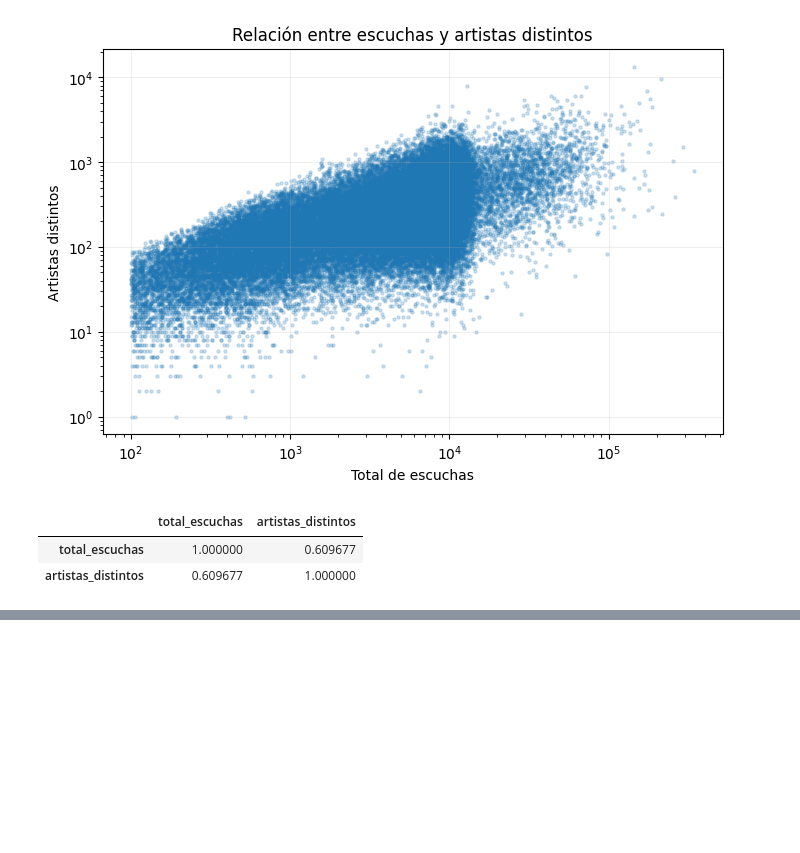
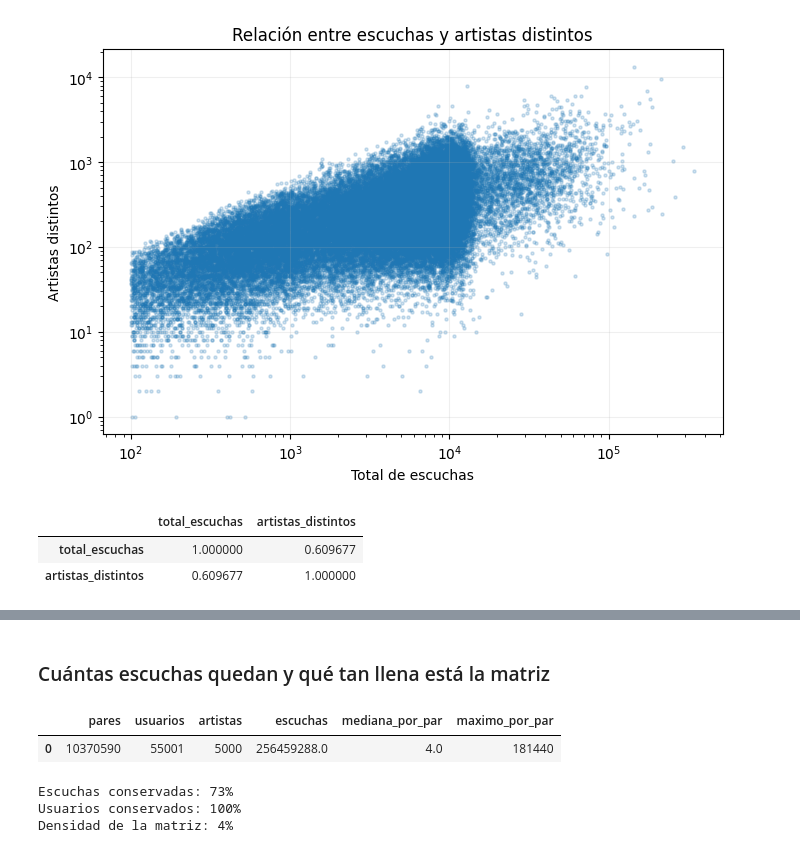
Before and after one commit to marianagrau99/musica-por-pais, a Jupyter notebook: mineria/03_vistas_minables_ml.ipynb, the cells around one changed output, grey strips where cells are left out. Cells and saved outputs as stored; diff of their text form; code cells hidden in the pictures; blank space fills up the shorter version.

```diff
--- a/mineria/03_vistas_minables_ml.ipynb
+++ b/mineria/03_vistas_minables_ml.ipynb
@@ -438,0 +328,32 @@ También se observa una gran diferencia entre la mediana de escuchas por par (4)
+# %% [markdown]
+### Cuántas escuchas quedan y qué tan llena está la matriz
+# %%
+resumen = q(f"""
+    SELECT COUNT(*) AS pares,
+           COUNT(DISTINCT user_id) AS usuarios,
+           COUNT(DISTINCT artist_id) AS artistas,
+           SUM(escuchas) AS escuchas,
+           MEDIAN(escuchas) AS mediana_por_par,
+           MAX(escuchas) AS maximo_por_par
+    FROM {ruta_sql('vista_usuario_artista')}
+""")
+display(resumen)
+
+totales = q("""
+    SELECT COUNT(*) AS escuchas, COUNT(DISTINCT user_id) AS usuarios
+    FROM events_clean
+""")
+vista = resumen.iloc[0]
+total = totales.iloc[0]
+
+print(f"Escuchas conservadas: {100 * vista.escuchas / total.escuchas:.0f}%")
+print(f"Usuarios conservados: {100 * vista.usuarios / total.usuarios:.0f}%")
+# Comparamos los pares observados con todas las combinaciones posibles.
+pares_posibles = vista.usuarios * vista.artistas
+print(f"Densidad de la matriz: {100 * vista.pares / pares_posibles:.0f}%")
+# %% [output]
+|  | pares | usuarios | artistas | escuchas | mediana_por_par | maximo_por_par |
+| 0 | 10370590 | 55001 | 5000 | 256459288.0 | 4.0 | 181440 |
+Escuchas conservadas: 73%
+Usuarios conservados: 100%
+Densidad de la matriz: 4%
```
Also changed, not shown: parts of 46 cells of this notebook.
